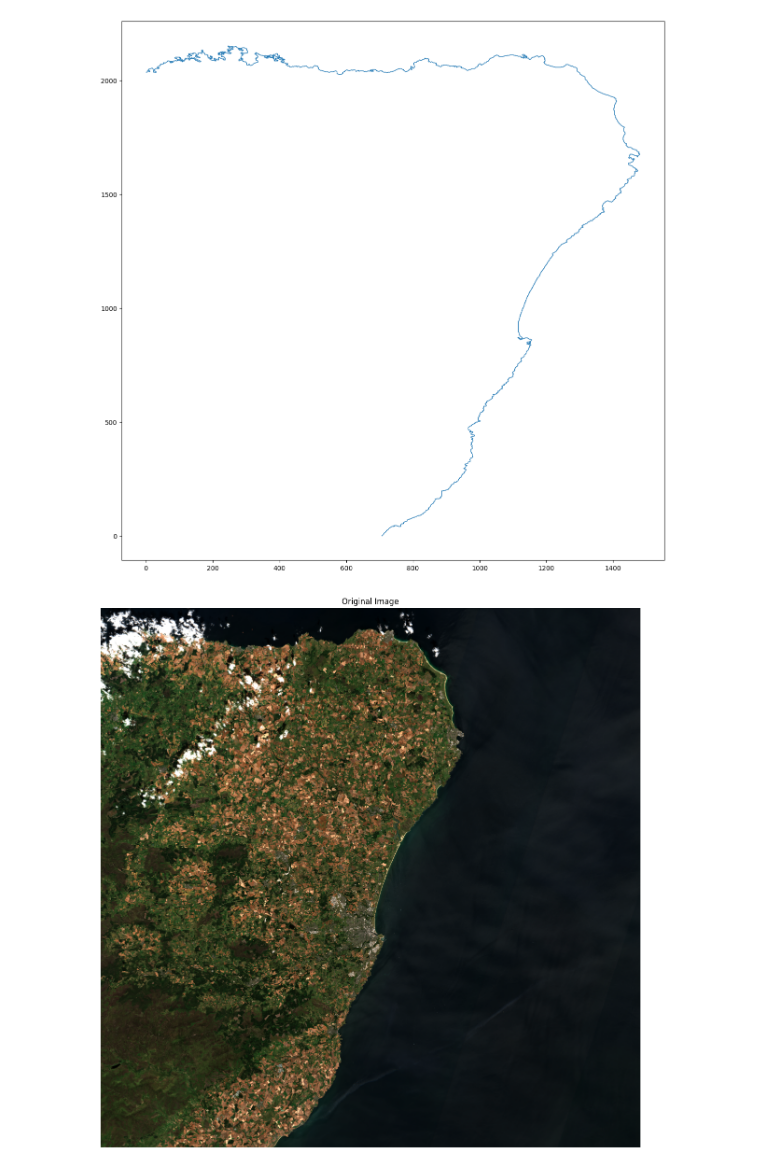
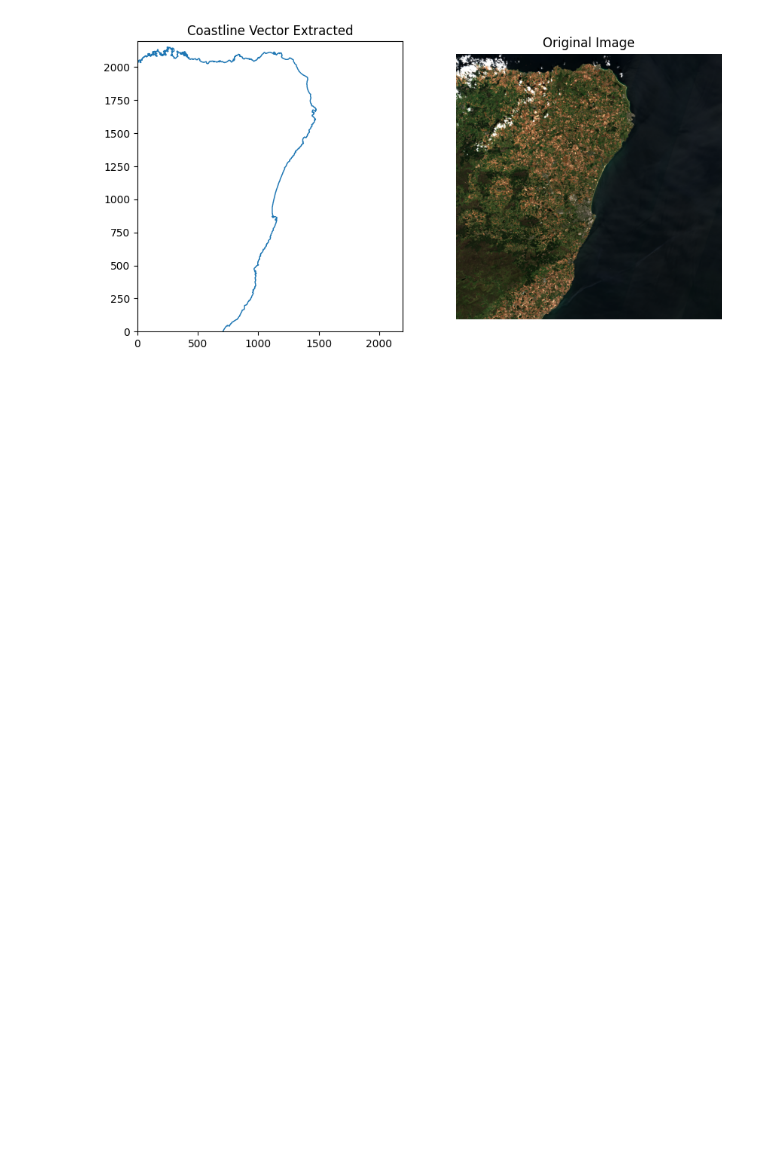
Before and after one commit to OirthirSAT/processing-python, a Jupyter notebook: marching-squares/functional-marching-squares.ipynb, the cells around one changed output. Drawn from its saved outputs; the diff is of its cells as text; code cells hidden in the pictures; blank space fills up the shorter version.

```diff
--- a/marching-squares/functional-marching-squares.ipynb
+++ b/marching-squares/functional-marching-squares.ipynb
@@ -28,10 +28,9 @@ Requirement already satisfied: numpy>=1.21.2 in c:\users\tahol\appdata\local\pac
 # %%
-def readfile(file):
+def readfile(file, downsample_factor):
 
     image_bgr = cv2.imread(file)
 
     #If necessary for performance speed, compress the file
-    downsample_factor = 0.1
     new_size = (int(image_bgr.shape[0]*downsample_factor),int(image_bgr.shape[1]*downsample_factor))
     image_resized = cv2.resize(image_bgr,new_size,interpolation =cv2.INTER_AREA)
 
@@ -265,10 +264,11 @@ def vector_shapes(vectors):
 
     return shapes
 
-def show_coastline(shapes,image_hsv):
+def show_coastline(shapes,image_hsv,x_len, y_len):
 
-    plt.figure(figsize = (15,15))
-
+    plt.figure(figsize = (10,5))
+    plt.subplot(1,2,1)
+    plt.title("Coastline Vector Extracted")
     for i in range(1):
         coastline_vector = shapes[i]
         xcoords = []
@@ -277,28 +277,30 @@ def show_coastline(shapes,image_hsv):
             xcoords.append(point[0])
             ycoords.append(point[1])
         plt.plot(xcoords,ycoords,linewidth = 1)
+    plt.xlim((0,x_len))
+    plt.ylim((0,y_len))
 
-    plt.show()
 
-    plt.figure(figsize = (15,15))
+    plt.subplot(1,2,2)
     plt.title('Original Image')
     plt.imshow(cv2.cvtColor(image_hsv, cv2.COLOR_HSV2RGB))
     plt.axis('off')
+
     plt.show()
     return shapes[0]
 # %%
-def main(file):
-    image = readfile("Aberdeenshire.tif")
+def main(file,downsample_factor):
+    image = readfile(file,downsample_factor)
     result_image, threshold = otsu_segmentation(image)
     state_dict, xblack, yblack, xwhite, ywhite = point_array(result_image)
     values,x_len,y_len = number_subgrids(state_dict, xblack, yblack, xwhite, ywhite)
     vectors = list_vectors(x_len,y_len,state_dict)
     shapes = vector_shapes(vectors)
-    coastline_vector = show_coastline(shapes,image)
+    coastline_vector = show_coastline(shapes,image,x_len, y_len)
     return coastline_vector
 # %%
 file = "Aberdeenshire.tif"
-coastline = main(file)
+downsample_factor = 0.1
+coastline = main(file,downsample_factor)
 # %% [output]
-[figure, old version]
+[figure, new version]
-[figure, removed]
```
Also changed, not shown: parts of 1 cell of this notebook, 2 other files.
